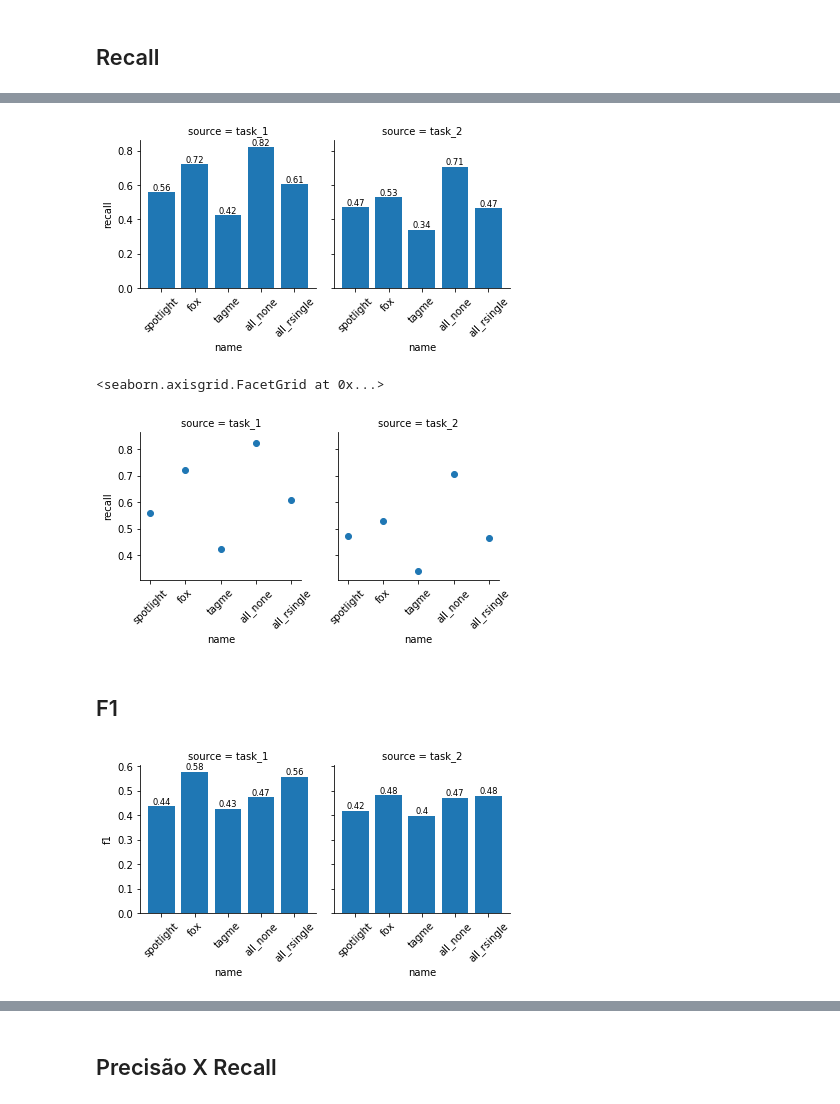
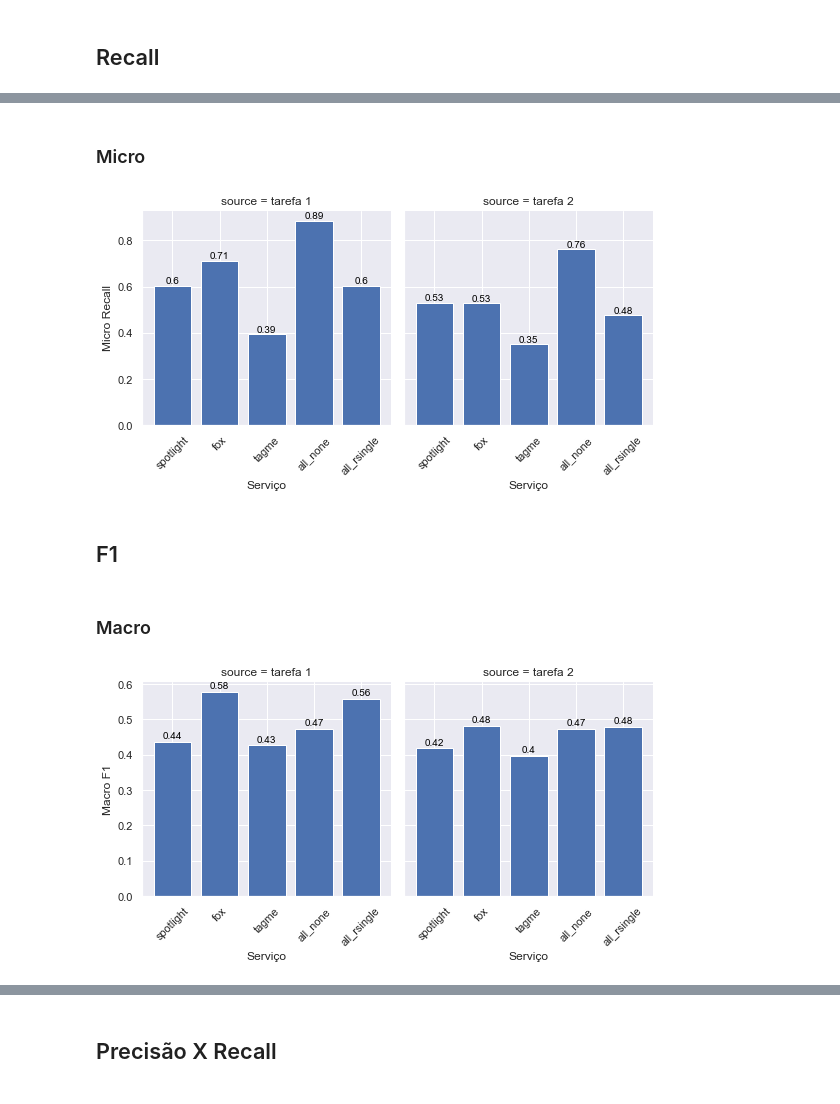
Before and after one commit to E-Trindade/citricus-validation, a Jupyter notebook: 2 - Data Visualization.ipynb, the cells around one changed output, grey strips where cells are left out. Saved outputs shown, nothing was run; the diff lists cells and outputs as text; code cells hidden in the pictures.

```diff
--- a/2 - Data Visualization.ipynb
+++ b/2 - Data Visualization.ipynb
@@ -42,9 +54,12 @@ metrics2 = get_metrics([
     ('all_rsingle', all_rsingle2_df)
 ])
 
-metrics1['source'] = 'task_1'
-metrics2['source'] = 'task_2'
+metrics1['source'] = 'tarefa 1'
+metrics2['source'] = 'tarefa 2'
 
-metrics_all = metrics1.append(metrics2).reset_index()[['source', 'name', 'macro_precision', 'recall', 'f1']]
+metrics_all = metrics1.append(metrics2).reset_index()[['source',
+                                                       'name',
+                                                       'macro_precision', 'macro_recall', 'macro_f1',
+                                                       'micro_precision', 'micro_recall', 'micro_f1',]]
 metrics_all
 # %% [output]
@@ -64,7 +81,9 @@ metrics_all
 # %%
-g = sns.FacetGrid(metrics_all, col="source")
-g.map(plt.bar, "name", "macro_precision");
+g = sns.FacetGrid(metrics_all, col="source", height=4)
+g.map(plt.bar, "name", "macro_precision")
+g.set_titles("{col_name}")
 g.set_xticklabels(rotation=45)
+g.set_axis_labels('Serviço', 'Macro Precisão')
 
 for t_, task in enumerate(metrics_all.source.unique()):
     for i, v in enumerate(metrics_all[metrics_all.source == task].macro_precision):
@@ -80,0 +95,11 @@ g.set_xticklabels(rotation=45)
+# %%
+g = sns.FacetGrid(metrics_all, col="source", height=4)
+g.map(plt.bar, "name", "micro_precision")
+g.set_titles("{col_name}")
+g.set_xticklabels(rotation=45)
+g.set_axis_labels('Serviço', 'Micro Precisão')
+
+for t_, task in enumerate(metrics_all.source.unique()):
+#     g.axes[0, t_].title(lambda x: 'Dynamic lot-size problem chart')
+    for i, v in enumerate(metrics_all[metrics_all.source == task].micro_precision):
+        g.axes[0, t_].text(i, v + 0.01, str(round(v, 2)), color='black', horizontalalignment='center', size='small')
@@ -82,0 +112,10 @@ g.set_xticklabels(rotation=45)
+# %%
+g = sns.FacetGrid(metrics_all, col="source", height=4)
+g.set_titles("{col_name}")
+g.map(plt.bar, "name", "macro_recall");
+g.set_xticklabels(rotation=45)
+g.set_axis_labels('Serviço', 'Macro Recall')
+
+for t_, task in enumerate(metrics_all.source.unique()):
+    for i, v in enumerate(metrics_all[metrics_all.source == task].macro_recall):
+        g.axes[0, t_].text(i, v + 0.01, str(round(v, 2)), color='black', horizontalalignment='center', size='small')
@@ -83,29 +124,28 @@ g.set_xticklabels(rotation=45)
+# %% [markdown]
+### Micro
 # %%
-g = sns.FacetGrid(metrics_all, col="source")
-g.map(plt.bar, "name", "recall");
+g = sns.FacetGrid(metrics_all, col="source", height=4)
+g.map(plt.bar, "name", "micro_recall");
 g.set_xticklabels(rotation=45)
+g.set_axis_labels('Serviço', 'Micro Recall')
 
 for t_, task in enumerate(metrics_all.source.unique()):
-    for i, v in enumerate(metrics_all[metrics_all.source == task].recall):
+    for i, v in enumerate(metrics_all[metrics_all.source == task].micro_recall):
         g.axes[0, t_].text(i, v + 0.01, str(round(v, 2)), color='black', horizontalalignment='center', size='small')
 # %% [output]
-[figure, old version]
+[figure, new version]
-# %%
-g = sns.FacetGrid(metrics_all, col="source")
-g.map(plt.scatter, "name", "recall");
-g.set_xticklabels(rotation=45)
-# %% [output]
-<seaborn.axisgrid.FacetGrid at 0x...>
-[figure, removed]
 # %% [markdown]
 ## F1
+# %% [markdown]
+### Macro
 # %%
-g = sns.FacetGrid(metrics_all, col="source")
-g.map(plt.bar, "name", "f1");
+g = sns.FacetGrid(metrics_all, col="source", height=4)
+g.map(plt.bar, "name", "macro_f1");
 g.set_xticklabels(rotation=45)
+g.set_axis_labels('Serviço', 'Macro F1')
 
 for t_, task in enumerate(metrics_all.source.unique()):
-    for i, v in enumerate(metrics_all[metrics_all.source == task].f1):
+    for i, v in enumerate(metrics_all[metrics_all.source == task].macro_f1):
         g.axes[0, t_].text(i, v + 0.01, str(round(v, 2)), color='black', horizontalalignment='center', size='small')
 # %% [output]
-[figure, old version]
+[figure, new version]
```
Also changed, not shown: parts of 21 cells of this notebook.
